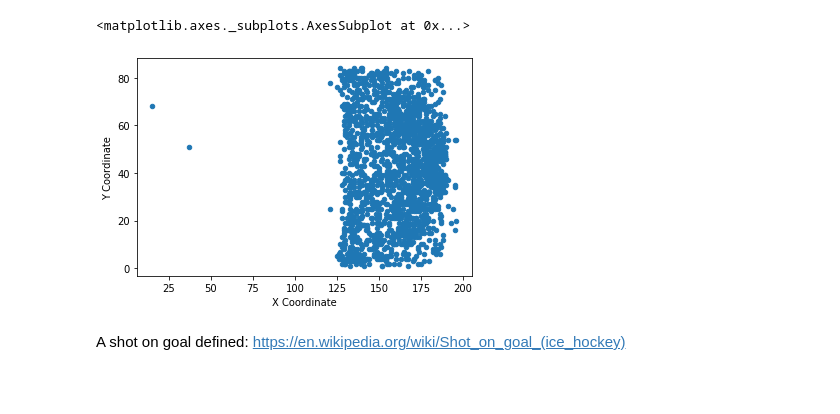
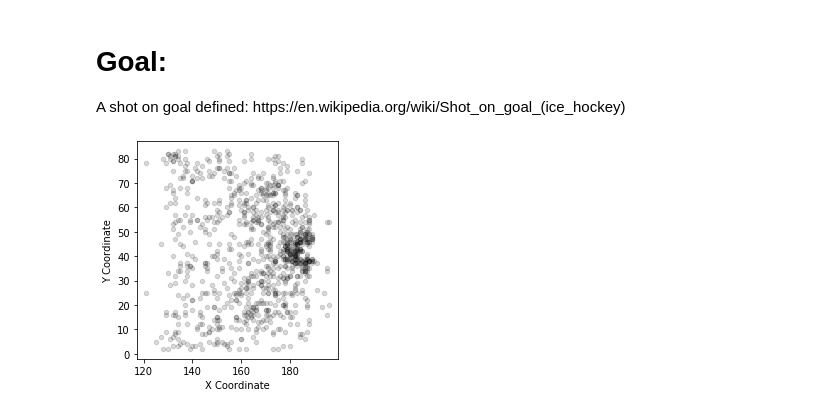
Before and after one commit to Schrinetime/Big-Data-Cup-2021, a Jupyter notebook: pass_angle.ipynb, the cells around one changed output. Drawn from its saved outputs; the diff is of its cells as text; code cells hidden in the pictures; blank space fills up the shorter version.

```diff
--- a/pass_angle.ipynb
+++ b/pass_angle.ipynb
@@ -4,10 +7,13 @@ import matplotlib.pyplot as plt
 
 nwhl_df = pd.read_csv('hackathon_nwhl.csv')
-# %%
-nwhl_attempts = nwhl_df.loc[nwhl_df['Event'].isin(['Shot','Goal'])]
-nwhl_attempts.plot.scatter('X Coordinate','Y Coordinate')
-# %% [output]
-<matplotlib.axes._subplots.AxesSubplot at 0x...>
-[figure, removed]
 # %% [markdown]
+<h1>Goal:</h1>
 A shot on goal defined: https://en.wikipedia.org/wiki/Shot_on_goal_(ice_hockey)
+# %%
+nwhl_net_attempts = nwhl_df.loc[nwhl_df['Detail 2'].eq('On Net')].copy()
+
+fig1, ax1 = plt.subplots(facecolor='white')
+nwhl_net_attempts.plot.scatter('X Coordinate','Y Coordinate', color='k', alpha=.15, ax=ax1)
+ax1.set_aspect('equal')
+# %% [output]
+[figure, added]
```
Also changed, not shown: parts of 6 cells of this notebook.
